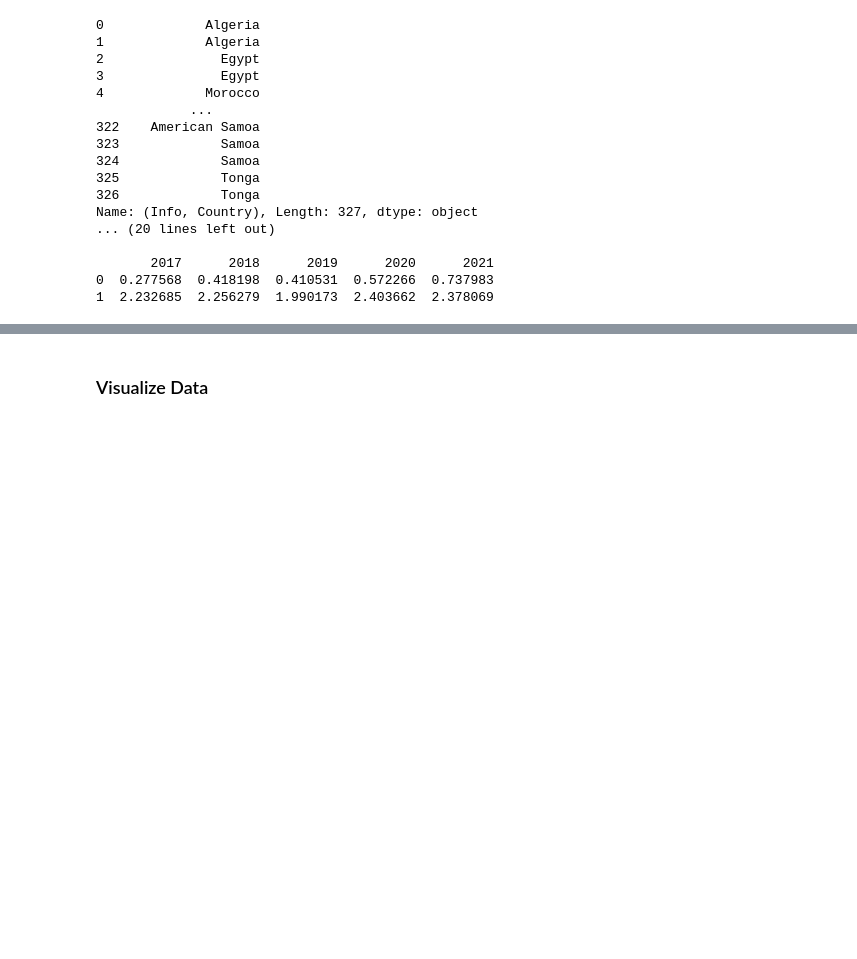
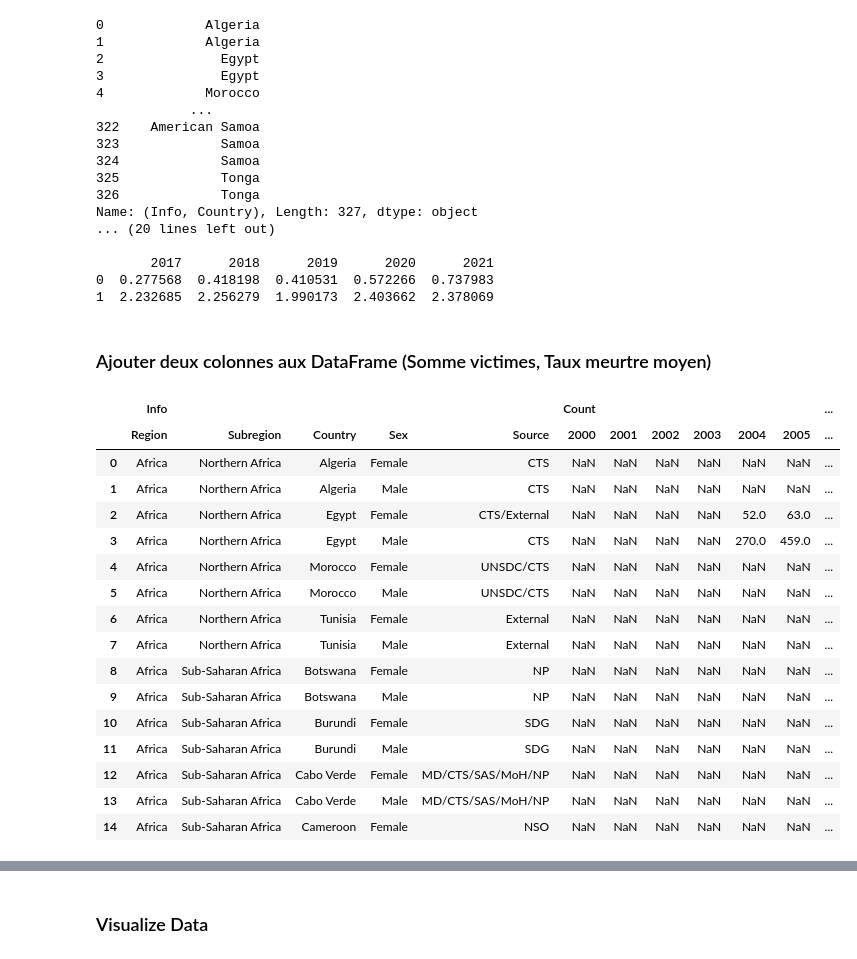
Before and after one commit to adesbx/homicideAnalysis, a Jupyter notebook: projet.ipynb, the cells around one changed output, grey strips where cells are left out. Saved outputs shown, nothing was run; the diff lists cells and outputs as text; code cells hidden in the pictures; blank space fills up the shorter version.

```diff
--- a/projet.ipynb
+++ b/projet.ipynb
@@ -99,3 +99,31 @@ Name: (Info, Country), Length: 327, dtype: object
        2017      2018      2019      2020      2021
 0  0.277568  0.418198  0.410531  0.572266  0.737983
 1  2.232685  2.256279  1.990173  2.403662  2.378069
+# %% [markdown]
+### Ajouter deux colonnes aux DataFrame (Somme victimes, Taux meurtre moyen)
+# %%
+# Add a total victim count column to the dataframe
+df[('Count', 'Total')] = df[['Count']].sum(axis=1)
+df.head(15)
+
+# Add the mean rate column to the dataframe
+df[('Rate', 'Mean')] = df[['Rate']].mean(axis=1)
+df.head(15)
+# %% [output]
+|  | Info |  |  |  |  | Count |  |  |  |  |  | ... |
+|  | Region | Subregion | Country | Sex | Source | 2000 | 2001 | 2002 | 2003 | 2004 | 2005 | ... |
+| 0 | Africa | Northern Africa | Algeria | Female | CTS | NaN | NaN | NaN | NaN | NaN | NaN | ... |
+| 1 | Africa | Northern Africa | Algeria | Male | CTS | NaN | NaN | NaN | NaN | NaN | NaN | ... |
+| 2 | Africa | Northern Africa | Egypt | Female | CTS/External | NaN | NaN | NaN | NaN | 52.0 | 63.0 | ... |
+| 3 | Africa | Northern Africa | Egypt | Male | CTS | NaN | NaN | NaN | NaN | 270.0 | 459.0 | ... |
+| 4 | Africa | Northern Africa | Morocco | Female | UNSDC/CTS | NaN | NaN | NaN | NaN | NaN | NaN | ... |
+| 5 | Africa | Northern Africa | Morocco | Male | UNSDC/CTS | NaN | NaN | NaN | NaN | NaN | NaN | ... |
+| 6 | Africa | Northern Africa | Tunisia | Female | External | NaN | NaN | NaN | NaN | NaN | NaN | ... |
+| 7 | Africa | Northern Africa | Tunisia | Male | External | NaN | NaN | NaN | NaN | NaN | NaN | ... |
+| 8 | Africa | Sub-Saharan Africa | Botswana | Female | NP | NaN | NaN | NaN | NaN | NaN | NaN | ... |
+| 9 | Africa | Sub-Saharan Africa | Botswana | Male | NP | NaN | NaN | NaN | NaN | NaN | NaN | ... |
+| 10 | Africa | Sub-Saharan Africa | Burundi | Female | SDG | NaN | NaN | NaN | NaN | NaN | NaN | ... |
+| 11 | Africa | Sub-Saharan Africa | Burundi | Male | SDG | NaN | NaN | NaN | NaN | NaN | NaN | ... |
+| 12 | Africa | Sub-Saharan Africa | Cabo Verde | Female | MD/CTS/SAS/MoH/NP | NaN | NaN | NaN | NaN | NaN | NaN | ... |
+| 13 | Africa | Sub-Saharan Africa | Cabo Verde | Male | MD/CTS/SAS/MoH/NP | NaN | NaN | NaN | NaN | NaN | NaN | ... |
+| 14 | Africa | Sub-Saharan Africa | Cameroon | Female | NSO | NaN | NaN | NaN | NaN | NaN | NaN | ... |
```
Also changed, not shown: parts of 4 cells of this notebook, 1 other file.
